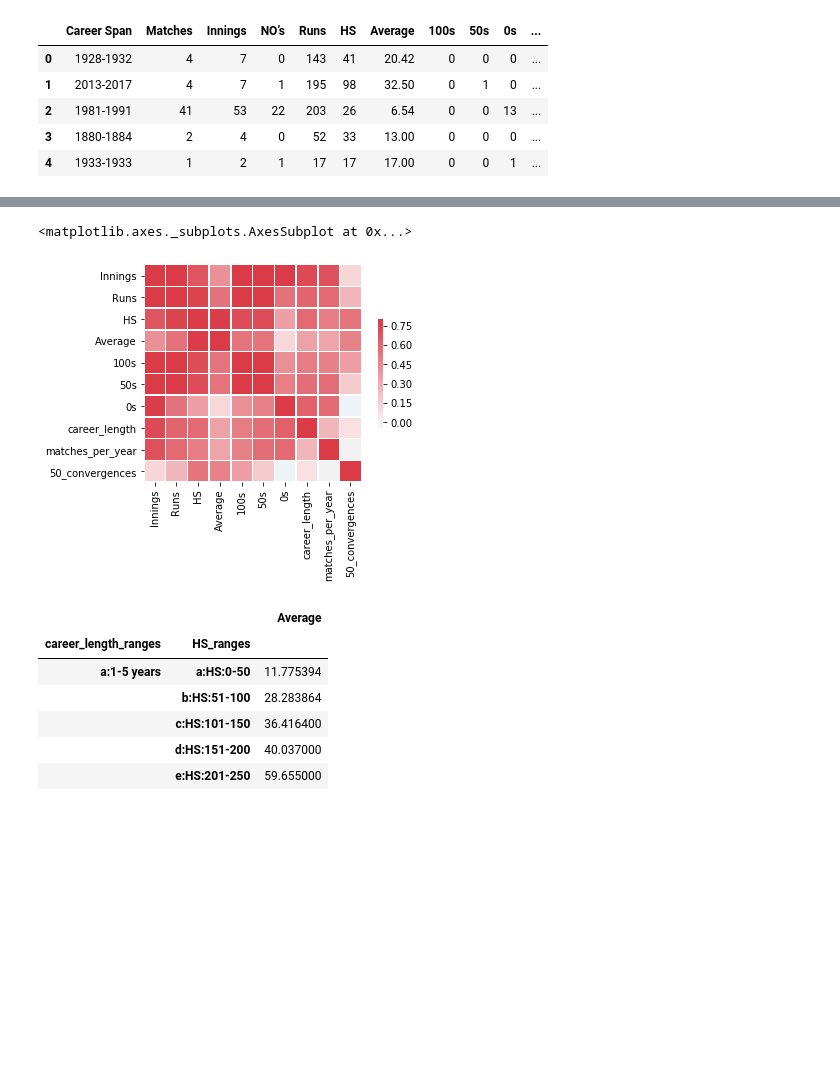
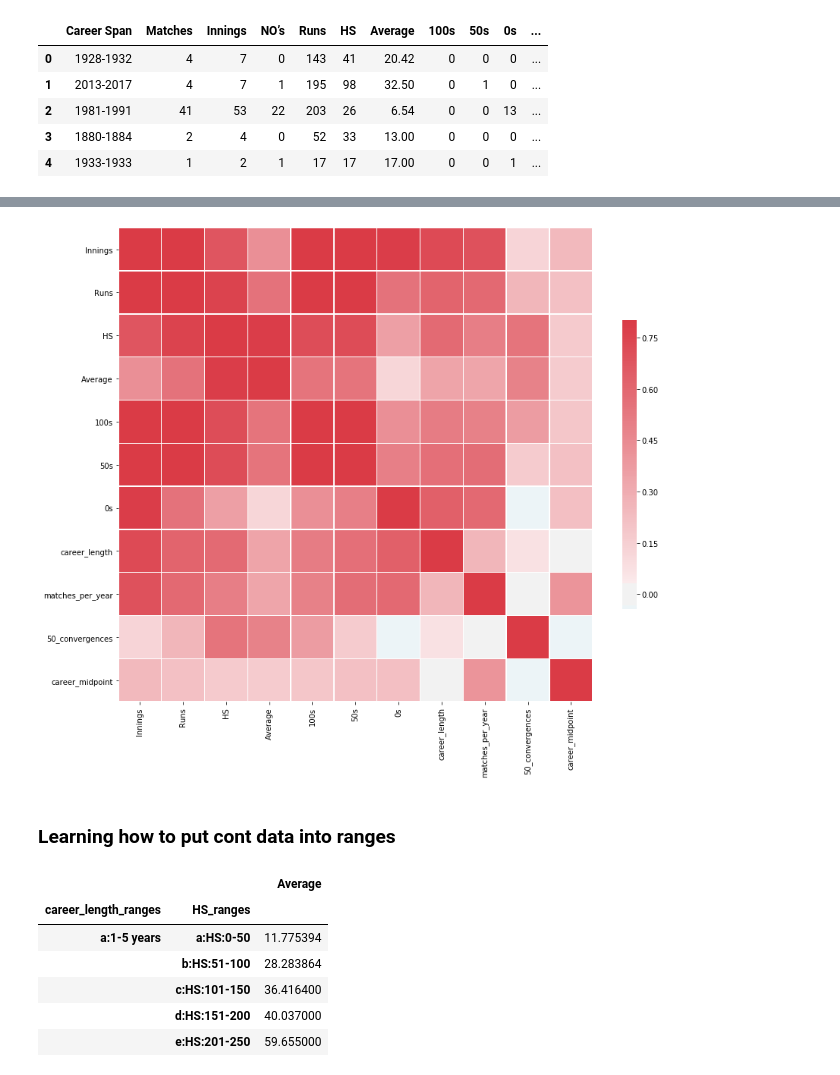
Before and after one commit to morganbow/australia_test_batting, a Jupyter notebook: atb_eda.ipynb, the cells around one changed output, grey strips where cells are left out. Saved outputs shown, nothing was run; the diff lists cells and outputs as text; code cells hidden in the pictures; blank space fills up the shorter version.

Commit message:
Add files via upload
Updated exploratory data analysis

```diff
--- a/atb_eda.ipynb
+++ b/atb_eda.ipynb
@@ -74,10 +96,13 @@ df[["Innings","Runs","HS","Average","100s","50s","0s","career_length","matches_p
 # %%
 cmap = sns.diverging_palette(220, 10, as_cmap=True)
-sns.heatmap(df[["Innings","Runs","HS","Average","100s","50s","0s","career_length","matches_per_year","50_convergences"]].corr(), cmap=cmap, vmax=.8, center=0,
+plt.figure(figsize=(14,14))
+sns.heatmap(df[["Innings","Runs","HS","Average","100s","50s","0s","career_length","matches_per_year","50_convergences","career_midpoint"]].corr(), cmap=cmap, vmax=.8, center=0,
             square=True, linewidths=.5, cbar_kws={"shrink": .5})
+plt.savefig('aus data heatmap.png', dpi=300)
 # %% [output]
-<matplotlib.axes._subplots.AxesSubplot at 0x...>
-[figure, old version]
+[figure, new version]
+# %% [markdown]
+### Learning how to put cont data into ranges
 # %%
 import numpy as np
 criteria = [df['career_length'].between(1, 5), df['career_length'].between(6, 10), df['career_length'].between(11, 25)]
```
Also changed, not shown: parts of 23 cells of this notebook.
